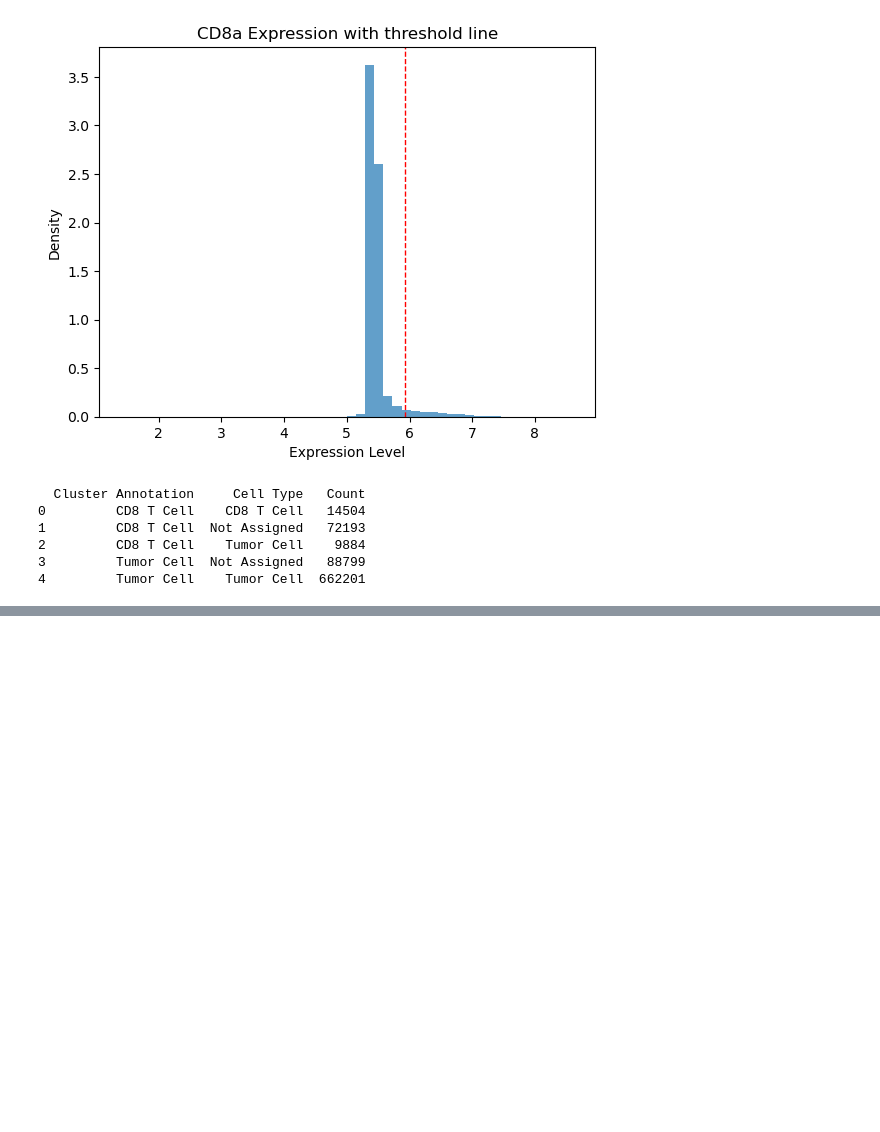
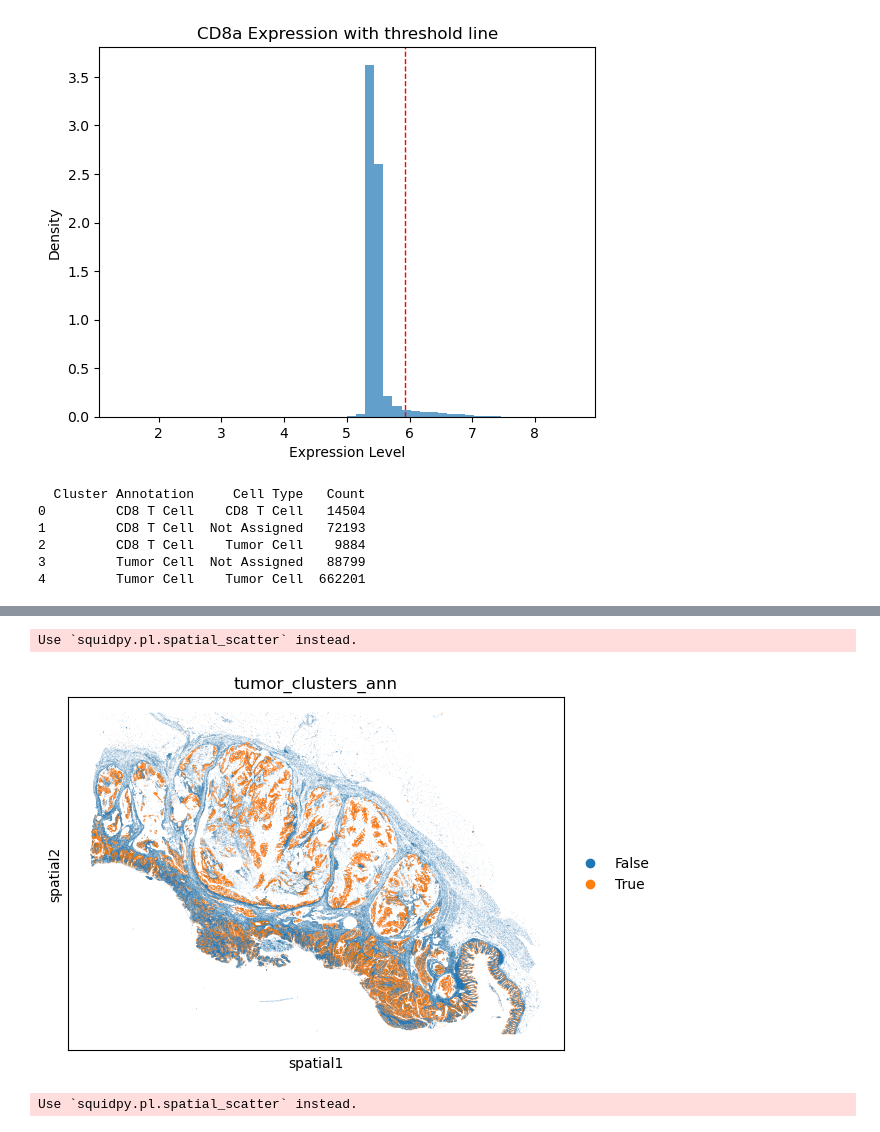
Before and after one commit to lemoncarrot/Summer2025, a Jupyter notebook: tumor_and_cd8.ipynb, the cells around one changed output, grey strips where cells are left out. Saved outputs shown, nothing was run; the diff lists cells and outputs as text; code cells hidden in the pictures; blank space fills up the shorter version.

```diff
--- a/tumor_and_cd8.ipynb
+++ b/tumor_and_cd8.ipynb
@@ -331,0 +423,9 @@ sc.pl.spatial(adata, color=["leiden_clusters", "CD8a_labels", "CD8a_gmm_labels"]
+# %%
+sc.pl.spatial(adata, color=["tumor_clusters_ann"], spot_size=30)
+# %% [output]
+Use `squidpy.pl.spatial_scatter` instead.
+[figure, added]
+# %%
+sc.pl.spatial(adata, color=["tumor_dict_ann"], spot_size=30)
+# %% [output]
+Use `squidpy.pl.spatial_scatter` instead.
```
Also changed, not shown: parts of 7 cells of this notebook.
